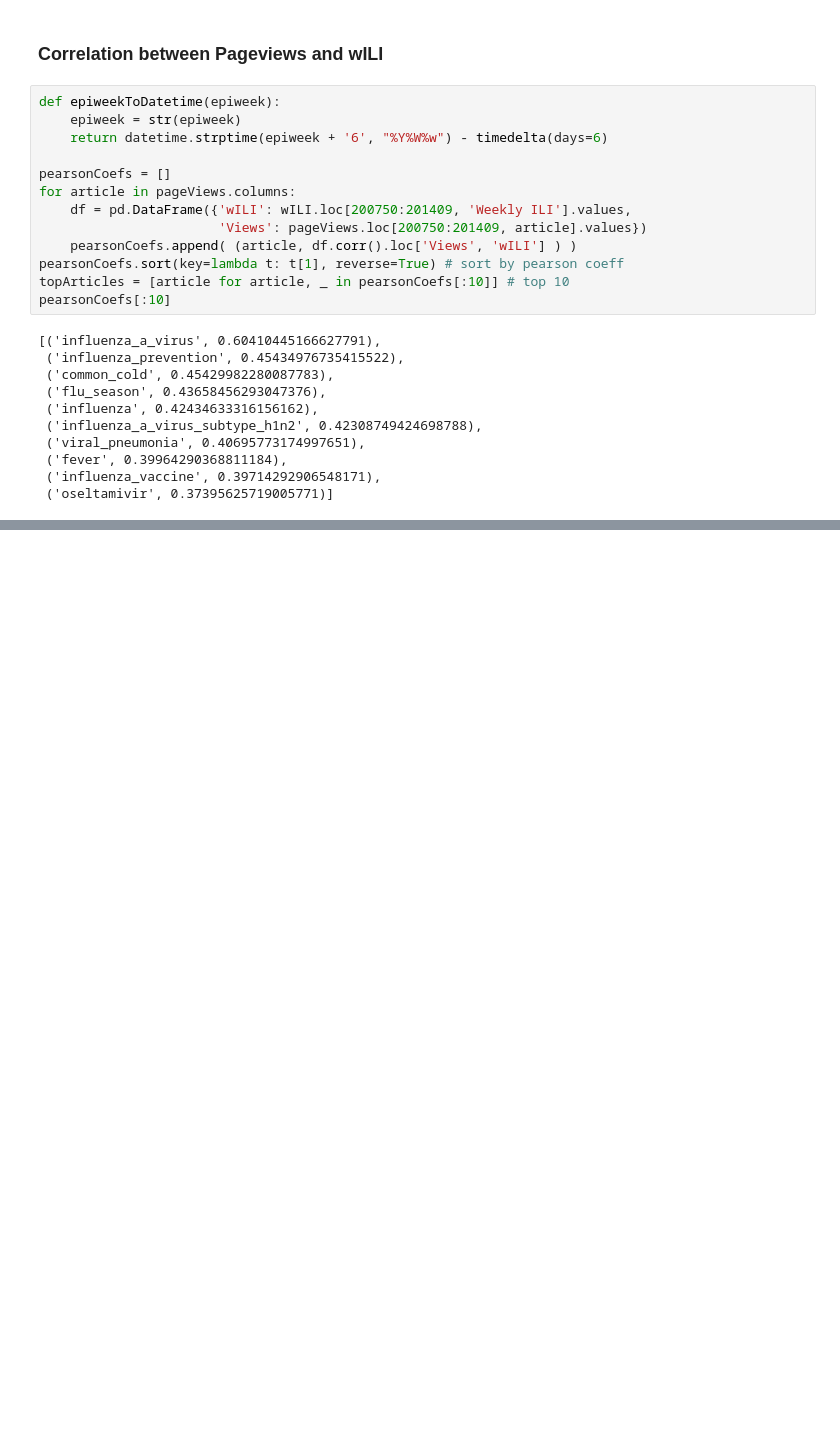
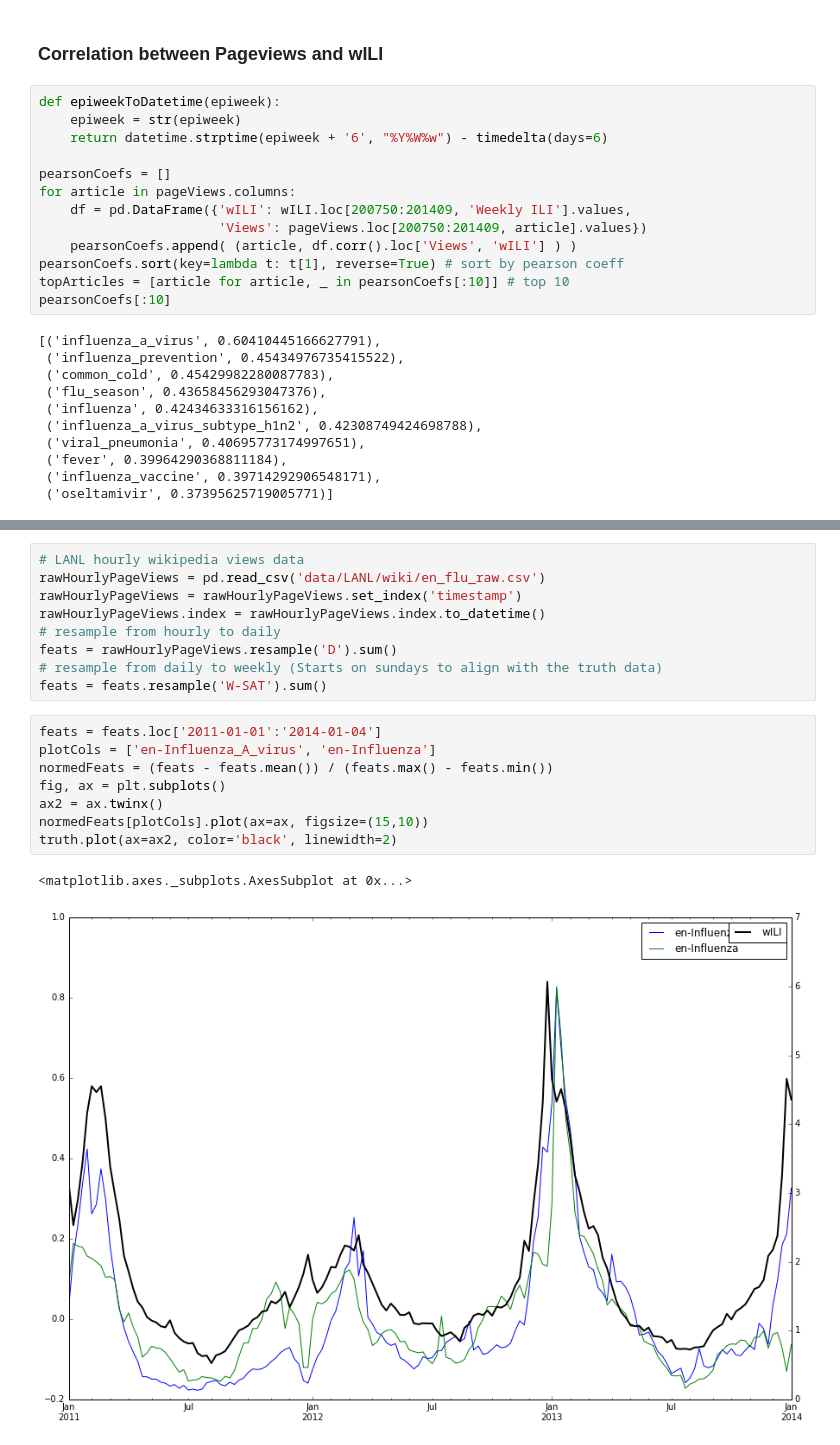
Before and after one commit to wcwagner/wikidemics, a Jupyter notebook: influenza-data.ipynb, the cells around one changed output, grey strips where cells are left out. Drawn from its saved outputs; the diff is of its cells as text; blank space fills up the shorter version.

```diff
--- a/influenza-data.ipynb
+++ b/influenza-data.ipynb
@@ -300,0 +312,20 @@ plotDf[mask].loc[:, ['influenza_a_virus', 'influenza_prevention', 'wILI']].pct_c
+# %%
+# LANL hourly wikipedia views data
+rawHourlyPageViews = pd.read_csv('data/LANL/wiki/en_flu_raw.csv')
+rawHourlyPageViews = rawHourlyPageViews.set_index('timestamp')
+rawHourlyPageViews.index = rawHourlyPageViews.index.to_datetime()
+# resample from hourly to daily
+feats = rawHourlyPageViews.resample('D').sum()
+# resample from daily to weekly (Starts on sundays to align with the truth data)
+feats = feats.resample('W-SAT').sum()
+# %%
+feats = feats.loc['2011-01-01':'2014-01-04']
+plotCols = ['en-Influenza_A_virus', 'en-Influenza']
+normedFeats = (feats - feats.mean()) / (feats.max() - feats.min())
+fig, ax = plt.subplots()
+ax2 = ax.twinx()
+normedFeats[plotCols].plot(ax=ax, figsize=(15,10))
+truth.plot(ax=ax2, color='black', linewidth=2)
+# %% [output]
+<matplotlib.axes._subplots.AxesSubplot at 0x...>
+[figure, added]
```
Also changed, not shown: parts of 8 cells of this notebook.
